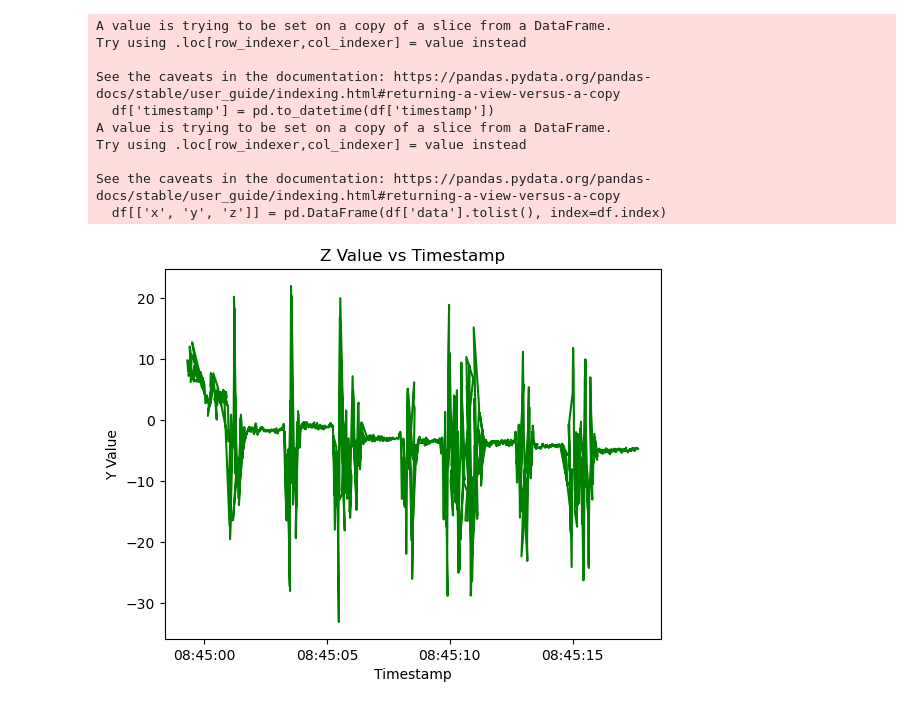
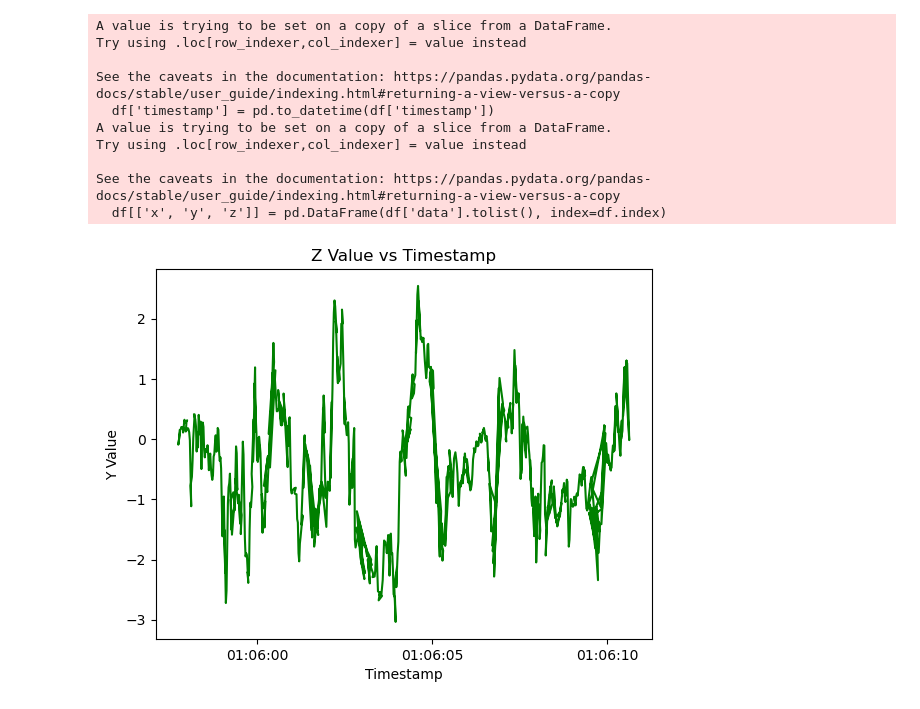
Before and after one commit to olilola/MSD_Exercises, a Jupyter notebook: Exercise_07/datacollectionservice/data_analysis.ipynb, the cells around one changed output. Saved outputs shown, nothing was run; the diff lists cells and outputs as text; code cells hidden in the pictures.

```diff
--- a/Exercise_07/datacollectionservice/data_analysis.ipynb
+++ b/Exercise_07/datacollectionservice/data_analysis.ipynb
@@ -4,7 +4,7 @@ import json
 
 import matplotlib.pyplot as plt
 # %%
-with open('boxing.json', 'r') as json_file:
+with open('sit-ups03.json', 'r') as json_file:
     data = json.load(json_file)
 # %%
 data = pd.json_normalize(data)
@@ -51,6 +45,6 @@ Name: count, dtype: int64
 # %%
 # Filter the DataFrame for 'icm4x6xx Accelerometer Non-wakeup' in the 'sensorType' column
-df = data[data['sensorId'] == 'icm4x6xx Accelerometer Non-wakeup']
+df = data[data['sensorId'] == 'LSM6DSO Accelerometer']
 
 df.head()
 # %% [output]
@@ -63,30 +57,30 @@ df.head()
 # %%
 # Convert the 'timestamp' column to datetime
 df['timestamp'] = pd.to_datetime(df['timestamp'])
 
 # Extract 'x', 'y', 'z' values from the 'data' column
 df[['x', 'y', 'z']] = pd.DataFrame(df['data'].tolist(), index=df.index)
 
 # Create df_sensor with the desired columns
 df_sensor = df[['timestamp', 'x', 'y', 'z']]
 
-plt.plot(df_sensor['timestamp'], df_sensor['z'], linestyle='-', color='g')
+plt.plot(df_sensor['timestamp'], df_sensor['x'], linestyle='-', color='g')
 # Set plot labels and title
 plt.xlabel('Timestamp')
 plt.ylabel('Y Value')
 plt.title('Z Value vs Timestamp')
 
 # Show the plot
 plt.show()
 # %% [output]
 A value is trying to be set on a copy of a slice from a DataFrame.
 Try using .loc[row_indexer,col_indexer] = value instead
 
 See the caveats in the documentation: https://pandas.pydata.org/pandas-docs/stable/user_guide/indexing.html#returning-a-view-versus-a-copy
   df['timestamp'] = pd.to_datetime(df['timestamp'])
 A value is trying to be set on a copy of a slice from a DataFrame.
 Try using .loc[row_indexer,col_indexer] = value instead
 
 See the caveats in the documentation: https://pandas.pydata.org/pandas-docs/stable/user_guide/indexing.html#returning-a-view-versus-a-copy
   df[['x', 'y', 'z']] = pd.DataFrame(df['data'].tolist(), index=df.index)
-[figure, old version]
+[figure, new version]
```
Also changed, not shown: parts of 3 cells of this notebook, 12 other files.
